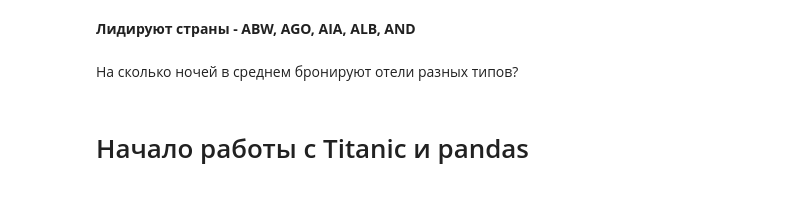
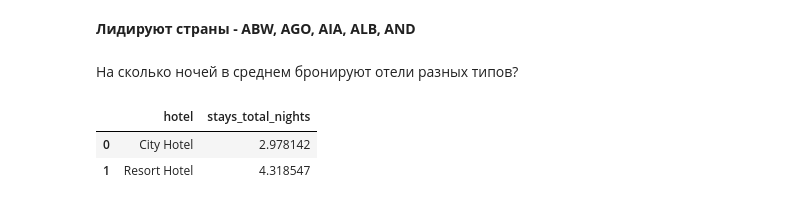
Before and after one commit to KirillXL/Statistics_practice, a Jupyter notebook: part1.ipynb, the cells around one changed output. Drawn from its saved outputs; the diff is of its cells as text; code cells hidden in the pictures.

```diff
--- a/part1.ipynb
+++ b/part1.ipynb
@@ -267,6 +267,8 @@ bookings.groupby('country').agg({'is_canceled': 'sum'}).reset_index().head(5)
 # %% [markdown]
 На сколько ночей в среднем бронируют отели разных типов?
 # %%
-bookings.groupby('country').agg({'is_canceled': 'sum'}).reset_index()
+bookings.groupby('hotel').agg({'stays_total_nights': 'mean'}).reset_index()
+# %% [output]
+|  | hotel | stays_total_nights |
+| 0 | City Hotel | 2.978142 |
+| 1 | Resort Hotel | 4.318547 |
-# %% [markdown]
-# Начало работы с Titanic и pandas
```
Also changed, not shown: parts of 12 cells of this notebook.
